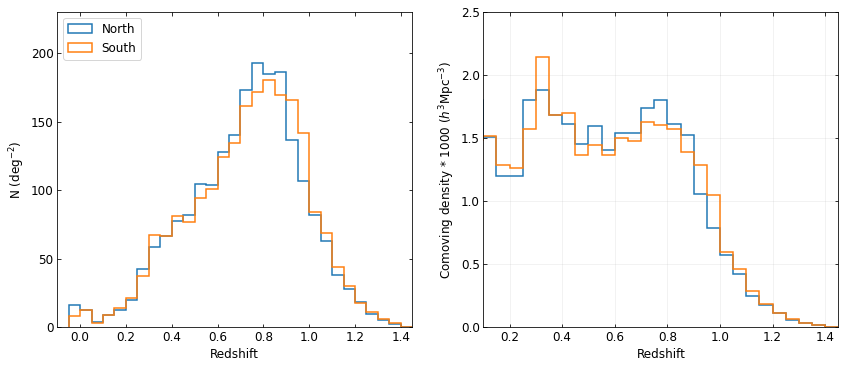
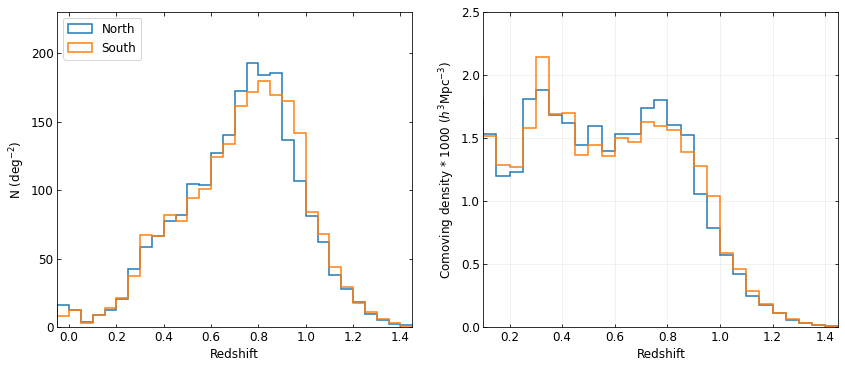
Unified diff of the notebook cell whose output changed from the first chart to the second:
--- before
+++ after
@@ -19,5 +19,5 @@
 axes[0].set_xlabel('Redshift')
 axes[0].set_ylabel('N (deg$^{-2}$)')
-axes[0].set_xlim(-0.1, 1.45)
+axes[0].set_xlim(-0.05, 1.45)
 axes[0].set_ylim(0, 230)
 axes[0].yaxis.set_major_formatter(FormatStrFormatter('%.0f'))

Commit: .